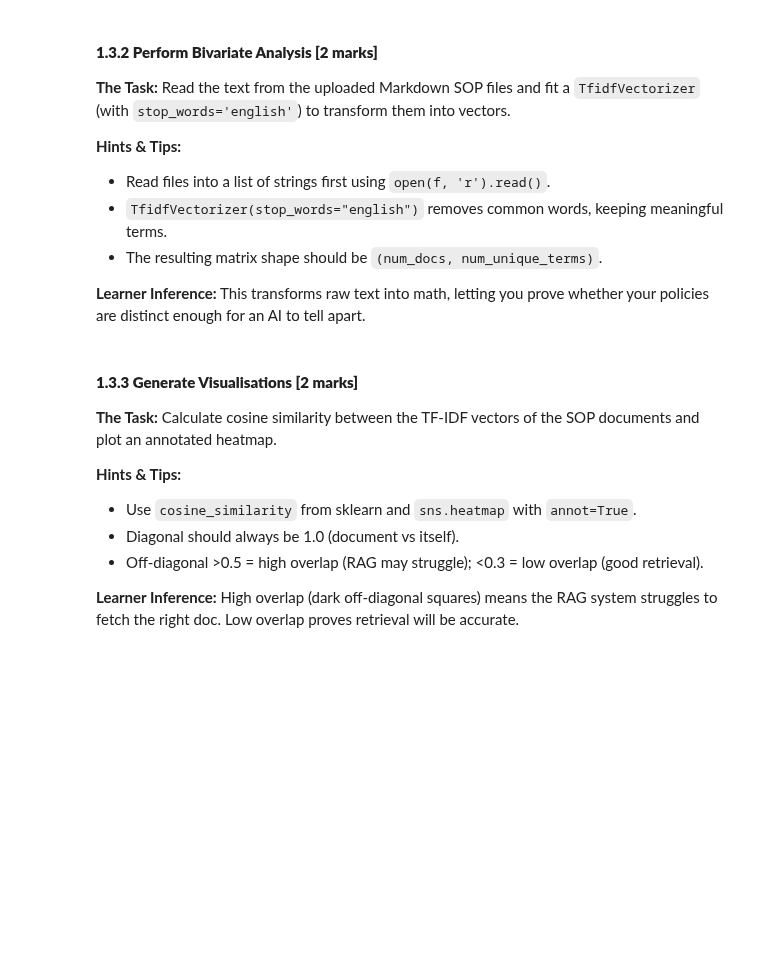
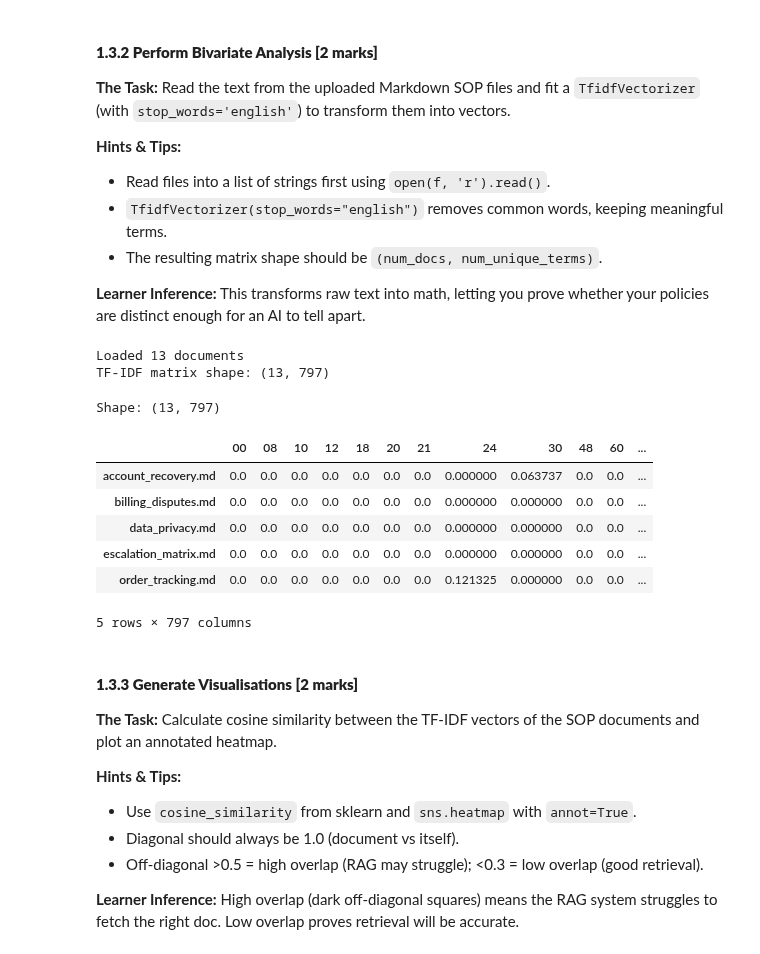
Before and after one commit to abinasn/machine-learning, a Jupyter notebook: capstone-project/Data_Understanding_and_EDA.ipynb, the cells around one changed output. Cells and saved outputs as stored; diff of their text form; code cells hidden in the pictures; blank space fills up the shorter version.

```diff
--- a/capstone-project/Data_Understanding_and_EDA.ipynb
+++ b/capstone-project/Data_Understanding_and_EDA.ipynb
@@ -37,0 +56,17 @@
+# %%
+# YOUR CODE HERE
+import glob
+from datasets import load_dataset
+
+policy_files = glob.glob("Dataset/sop_documents/*.md")
+print(f"Found {len(policy_files)} policy files:")
+for f in policy_files:
+    print("  -", f)
+
+
+dataset = load_dataset("bitext/Bitext-customer-support-llm-chatbot-training-dataset")
+
+df = dataset["train"].to_pandas()
+
+print("\nDataset shape (rows, columns):", df.shape)
+df.info()
@@ -95,3 +227,43 @@
+# %%
+# YOUR CODE HERE
+from sklearn.feature_extraction.text import TfidfVectorizer
+
+doc_texts = []
+doc_names = []
+for f in sorted(policy_files):
+    with open(f, "r") as file:
+        doc_texts.append(file.read())
+    doc_names.append(f.split("/")[-1])
+
+print("Loaded", len(doc_texts), "documents")
+
+vectorizer = TfidfVectorizer(stop_words="english")
+tfidf_matrix = vectorizer.fit_transform(doc_texts)
+
+print("TF-IDF matrix shape:", tfidf_matrix.shape)
+# %% [output]
+Loaded 13 documents
+TF-IDF matrix shape: (13, 797)
+# %%
+import pandas as pd
+
+tfidf_df = pd.DataFrame(
+    tfidf_matrix.toarray(),
+    index=doc_names,
+    columns=vectorizer.get_feature_names_out()
+)
+
+print("Shape:", tfidf_df.shape)
+tfidf_df.head()
+# %% [output]
+Shape: (13, 797)
+|  | 00 | 08 | 10 | 12 | 18 | 20 | 21 | 24 | 30 | 48 | 60 | ... |
+| account_recovery.md | 0.0 | 0.0 | 0.0 | 0.0 | 0.0 | 0.0 | 0.0 | 0.000000 | 0.063737 | 0.0 | 0.0 | ... |
+| billing_disputes.md | 0.0 | 0.0 | 0.0 | 0.0 | 0.0 | 0.0 | 0.0 | 0.000000 | 0.000000 | 0.0 | 0.0 | ... |
+| data_privacy.md | 0.0 | 0.0 | 0.0 | 0.0 | 0.0 | 0.0 | 0.0 | 0.000000 | 0.000000 | 0.0 | 0.0 | ... |
+| escalation_matrix.md | 0.0 | 0.0 | 0.0 | 0.0 | 0.0 | 0.0 | 0.0 | 0.000000 | 0.000000 | 0.0 | 0.0 | ... |
+| order_tracking.md | 0.0 | 0.0 | 0.0 | 0.0 | 0.0 | 0.0 | 0.0 | 0.121325 | 0.000000 | 0.0 | 0.0 | ... |
+5 rows × 797 columns
 # %% [markdown]
 #### **1.3.3 Generate Visualisations [2 marks]**
 **The Task:** Calculate cosine similarity between the TF-IDF vectors of the SOP documents and plot an annotated heatmap.
```
Also changed, not shown: parts of 15 cells of this notebook, 1 other file.
